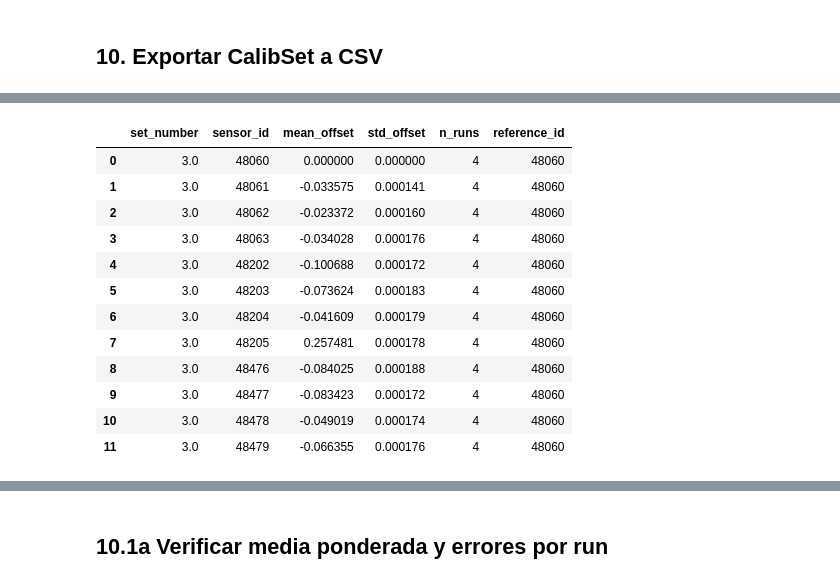
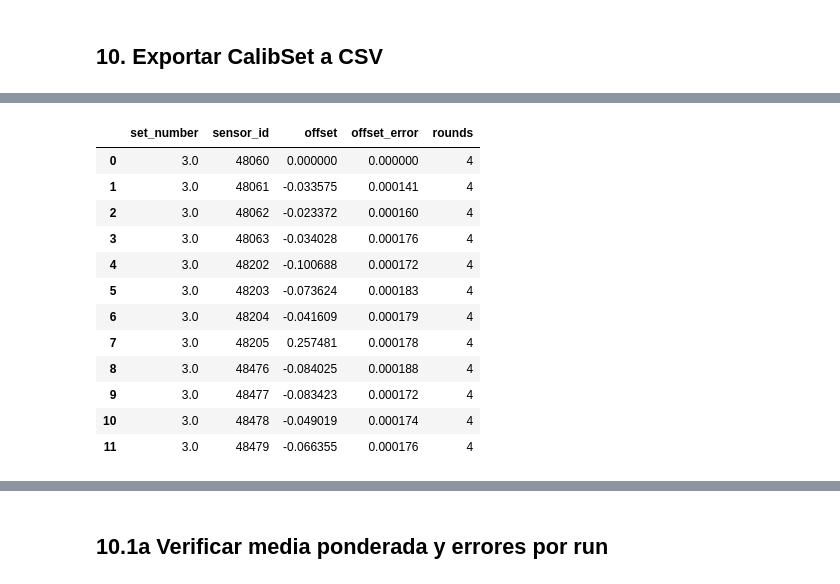
Before and after one commit to garpol/new_classes0, a Jupyter notebook: RTD_Calibration/notebooks/CALIBSET.ipynb, the cells around one changed output, grey strips where cells are left out. Cells and saved outputs as stored; diff of their text form; code cells hidden in the pictures.

```diff
--- a/RTD_Calibration/notebooks/CALIBSET.ipynb
+++ b/RTD_Calibration/notebooks/CALIBSET.ipynb
@@ -77,7 +99,10 @@ CalibSet creado: CalibSet(set=3.0, sensors=0, runs=0, offsets=0, ref=None)
 ## 4. Crear CalibSet completo con utils (TODO AUTOMÁTICO)
 # %%
 # UNA SOLA LLAMADA - Utils hace todo el trabajo
-calib_set = create_calibration_set(
+# NOTA: create_calibration_set retorna (calib_set, mean_offsets, std_offsets)
+# pero mean_offsets y std_offsets son para debugging, no se usan directamente
+# Los offsets finales están en sensor.offset y sensor.offset_error
+calib_set, mean_offsets_debug, std_offsets_debug = create_calibration_set(
     set_number=3.0,
     logfile=logfile,
     config=config
@@ -88,6 +113,7 @@ print(f"\nDetalles:")
 print(f"  - Set number: {calib_set.set_number}")
 print(f"  - Sensors: {len(calib_set.sensors)} instancias")
 print(f"  - Runs: {len(calib_set.runs)} válidos")
-print(f"  - References: {[s.id for s in calib_set.reference_sensors]}")
-print(f"  - Offsets calculados: {len(calib_set.mean_offsets)}")
+
+# Contar sensores con offset calculado (están en mean_offsets)
+print(f"  - Sensores con offset: {len(calib_set.mean_offsets)}/{len(calib_set.sensors)}")
 # %% [output]
@@ -281,16 +330,44 @@ Total: 3 CalibSets creados
 # %% [markdown]
 ## 10. Exportar CalibSet a CSV
 # %%
-# Exportar set 3 a CSV
-csv_path = utils.export_calibset_to_csv(
-    calib_set=calibsets[3.0],
-    output_path="../data/results/calibset_3.csv"
-)
+print("=" * 60)
+print("⚠️  FUNCIÓN DE EXPORTACIÓN PENDIENTE DE IMPLEMENTACIÓN")
+print("=" * 60)
 
-print(f"✓ CSV exportado: {csv_path}")
+print("\nPor ahora, los datos están en memoria:")
+print(f"  - CalibSet.sensors: lista de {len(calibsets[3.0].sensors)} objetos Sensor")
+print(f"  - Cada Sensor tiene: id (solo atributo)")
+print(f"  - Offsets en: CalibSet.mean_offsets y CalibSet.std_offsets (dicts)")
 
-# Leer y mostrar
-df_csv = pd.read_csv(csv_path)
-print(f"\nContenido del CSV:")
-display(df_csv)
+print("\n📝 Puedes crear un DataFrame manualmente:")
+if 3.0 in calibsets:
+    cs = calibsets[3.0]
+    export_data = []
+
+    for sensor in cs.sensors:
+        sensor_id = sensor.id
+        channel = cs.sensors.index(sensor) + 1
+
+        # Contar en cuántos runs aparece este canal
+        rounds = sum(1 for run in cs.runs if channel in run.offsets)
+
+        export_data.append({
+            'set_number': cs.set_number,
+            'sensor_id': sensor_id,
+            'offset': cs.mean_offsets.get(sensor_id),
+            'offset_error': cs.std_offsets.get(sensor_id),
+            'rounds': rounds
+        })
+
+    df_export = pd.DataFrame(export_data)
+
+    print(f"\nDataFrame de ejemplo (Set {cs.set_number}):")
+    display(df_export)
+
+    # CÓDIGO COMENTADO - Para cuando se implemente
+    # csv_path = utils.export_calibset_to_csv(
+    #     calib_set=calibsets[3.0],
+    #     output_path="../data/results/calibset_3.csv"
+    # )
+    # print(f"✓ CSV exportado: {csv_path}")
 # %% [output]
@@ -303,16 +386,16 @@ Contenido del CSV:
-|  | set_number | sensor_id | mean_offset | std_offset | n_runs | reference_id |
-| 0 | 3.0 | 48060 | 0.000000 | 0.000000 | 4 | 48060 |
-| 1 | 3.0 | 48061 | -0.033575 | 0.000141 | 4 | 48060 |
-| 2 | 3.0 | 48062 | -0.023372 | 0.000160 | 4 | 48060 |
-| 3 | 3.0 | 48063 | -0.034028 | 0.000176 | 4 | 48060 |
-| 4 | 3.0 | 48202 | -0.100688 | 0.000172 | 4 | 48060 |
-| 5 | 3.0 | 48203 | -0.073624 | 0.000183 | 4 | 48060 |
-| 6 | 3.0 | 48204 | -0.041609 | 0.000179 | 4 | 48060 |
-| 7 | 3.0 | 48205 | 0.257481 | 0.000178 | 4 | 48060 |
-| 8 | 3.0 | 48476 | -0.084025 | 0.000188 | 4 | 48060 |
-| 9 | 3.0 | 48477 | -0.083423 | 0.000172 | 4 | 48060 |
-| 10 | 3.0 | 48478 | -0.049019 | 0.000174 | 4 | 48060 |
-| 11 | 3.0 | 48479 | -0.066355 | 0.000176 | 4 | 48060 |
+|  | set_number | sensor_id | offset | offset_error | rounds |
+| 0 | 3.0 | 48060 | 0.000000 | 0.000000 | 4 |
+| 1 | 3.0 | 48061 | -0.033575 | 0.000141 | 4 |
+| 2 | 3.0 | 48062 | -0.023372 | 0.000160 | 4 |
+| 3 | 3.0 | 48063 | -0.034028 | 0.000176 | 4 |
+| 4 | 3.0 | 48202 | -0.100688 | 0.000172 | 4 |
+| 5 | 3.0 | 48203 | -0.073624 | 0.000183 | 4 |
+| 6 | 3.0 | 48204 | -0.041609 | 0.000179 | 4 |
+| 7 | 3.0 | 48205 | 0.257481 | 0.000178 | 4 |
+| 8 | 3.0 | 48476 | -0.084025 | 0.000188 | 4 |
+| 9 | 3.0 | 48477 | -0.083423 | 0.000172 | 4 |
+| 10 | 3.0 | 48478 | -0.049019 | 0.000174 | 4 |
+| 11 | 3.0 | 48479 | -0.066355 | 0.000176 | 4 |
 # %% [markdown]
 ## 10.1 Análisis de sensores omitidos
 
```
Also changed, not shown: parts of 19 cells of this notebook, 3 other files.
